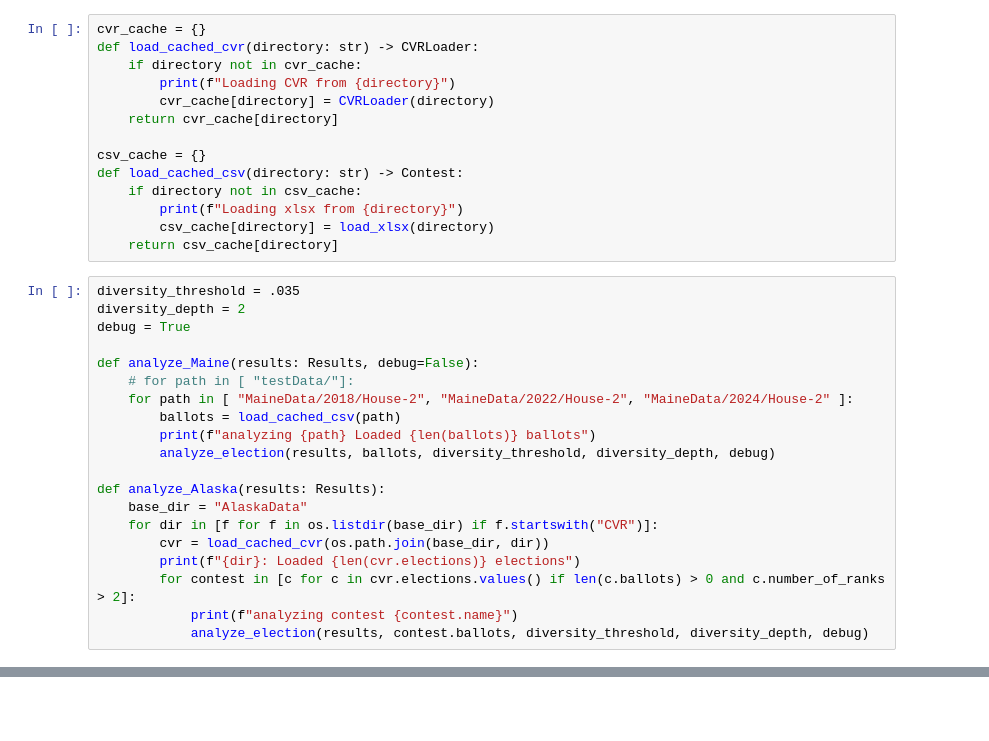
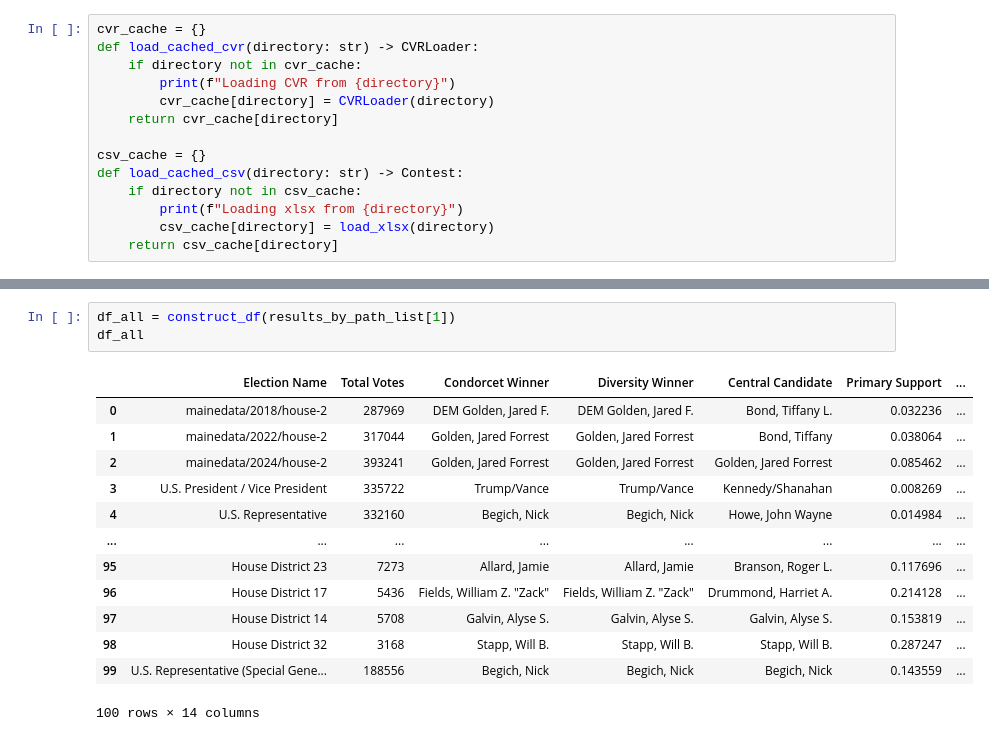
Before and after one commit to robbierobinette/sf-2019, a Jupyter notebook: MaineAnalysis.ipynb, the cells around one changed output, grey strips where cells are left out. Drawn from its saved outputs; the diff is of its cells as text; blank space fills up the shorter version.

```diff
--- a/MaineAnalysis.ipynb
+++ b/MaineAnalysis.ipynb
@@ -116,23 +59,3 @@ def load_cached_csv(directory: str) -> Contest:
         print(f"Loading xlsx from {directory}")
         csv_cache[directory] = load_xlsx(directory)
     return csv_cache[directory]
-# %%
-diversity_threshold = .035
-diversity_depth = 2
-debug = True
-
-def analyze_Maine(results: Results, debug=False):
-    # for path in [ "testData/"]:
-    for path in [ "MaineData/2018/House-2", "MaineData/2022/House-2", "MaineData/2024/House-2" ]:
-        ballots = load_cached_csv(path)
-        print(f"analyzing {path} Loaded {len(ballots)} ballots")
-        analyze_election(results, ballots, diversity_threshold, diversity_depth, debug)
-
-def analyze_Alaska(results: Results):
-    base_dir = "AlaskaData"
-    for dir in [f for f in os.listdir(base_dir) if f.startswith("CVR")]:
-        cvr = load_cached_cvr(os.path.join(base_dir, dir))
-        print(f"{dir}: Loaded {len(cvr.elections)} elections")
-        for contest in [c for c in cvr.elections.values() if len(c.ballots) > 0 and c.number_of_ranks > 2]:
-            print(f"analyzing contest {contest.name}")
-            analyze_election(results, contest.ballots, diversity_threshold, diversity_depth, debug)
@@ -431,0 +487,17 @@ mismatch between single_peaked and condorcet for U.S. Representative (Special Ge
+# %%
+df_all = construct_df(results_by_path_list[1])
+df_all
+# %% [output]
+|  | Election Name | Total Votes | Condorcet Winner | Diversity Winner | Central Candidate | Primary Support | ... |
+| 0 | mainedata/2018/house-2 | 287969 | DEM Golden, Jared F. | DEM Golden, Jared F. | Bond, Tiffany L. | 0.032236 | ... |
+| 1 | mainedata/2022/house-2 | 317044 | Golden, Jared Forrest | Golden, Jared Forrest | Bond, Tiffany | 0.038064 | ... |
+| 2 | mainedata/2024/house-2 | 393241 | Golden, Jared Forrest | Golden, Jared Forrest | Golden, Jared Forrest | 0.085462 | ... |
+| 3 | U.S. President / Vice President | 335722 | Trump/Vance | Trump/Vance | Kennedy/Shanahan | 0.008269 | ... |
+| 4 | U.S. Representative | 332160 | Begich, Nick | Begich, Nick | Howe, John Wayne | 0.014984 | ... |
+| ... | ... | ... | ... | ... | ... | ... | ... |
+| 95 | House District 23 | 7273 | Allard, Jamie | Allard, Jamie | Branson, Roger L. | 0.117696 | ... |
+| 96 | House District 17 | 5436 | Fields, William Z. "Zack" | Fields, William Z. "Zack" | Drummond, Harriet A. | 0.214128 | ... |
+| 97 | House District 14 | 5708 | Galvin, Alyse S. | Galvin, Alyse S. | Galvin, Alyse S. | 0.153819 | ... |
+| 98 | House District 32 | 3168 | Stapp, Will B. | Stapp, Will B. | Stapp, Will B. | 0.287247 | ... |
+| 99 | U.S. Representative (Special Gene... | 188556 | Begich, Nick | Begich, Nick | Begich, Nick | 0.143559 | ... |
+100 rows × 14 columns
```
Also changed, not shown: parts of 11 cells of this notebook.
